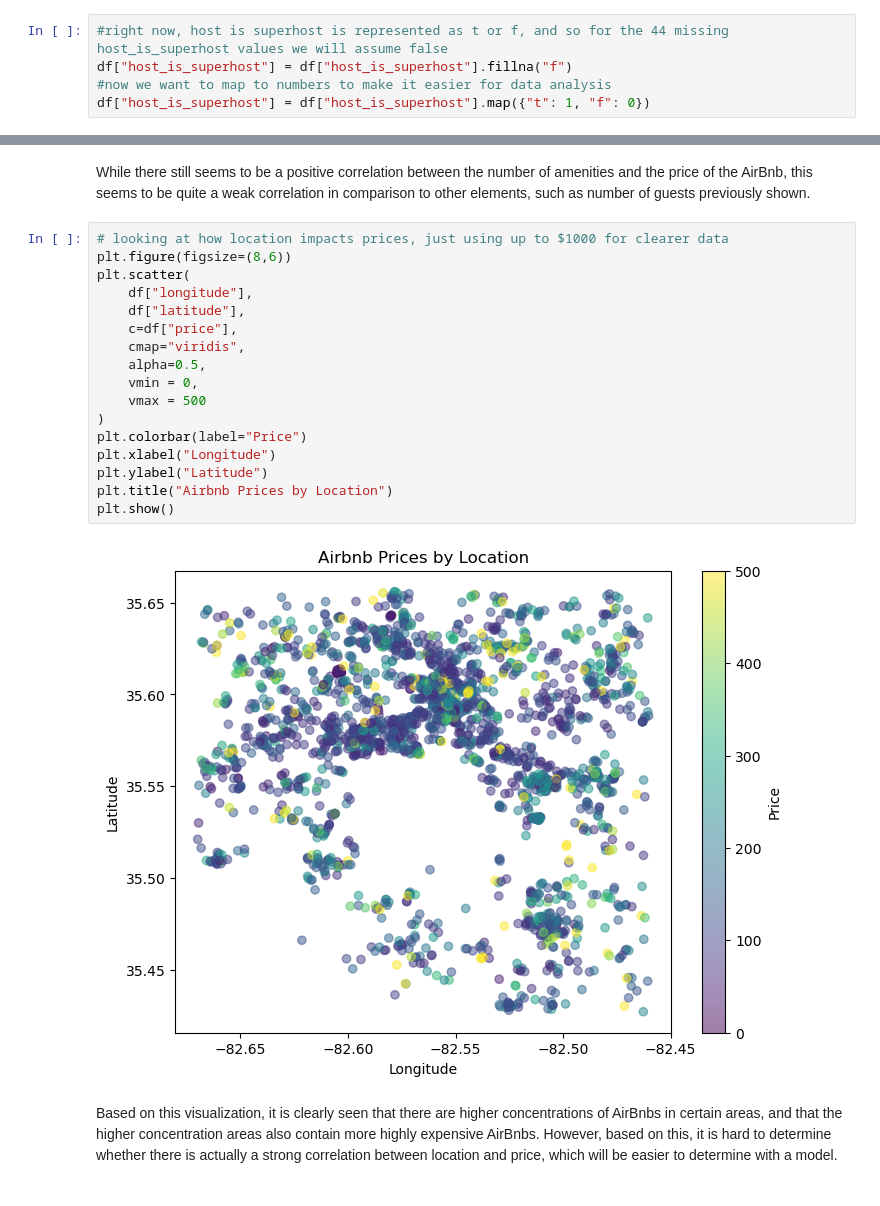
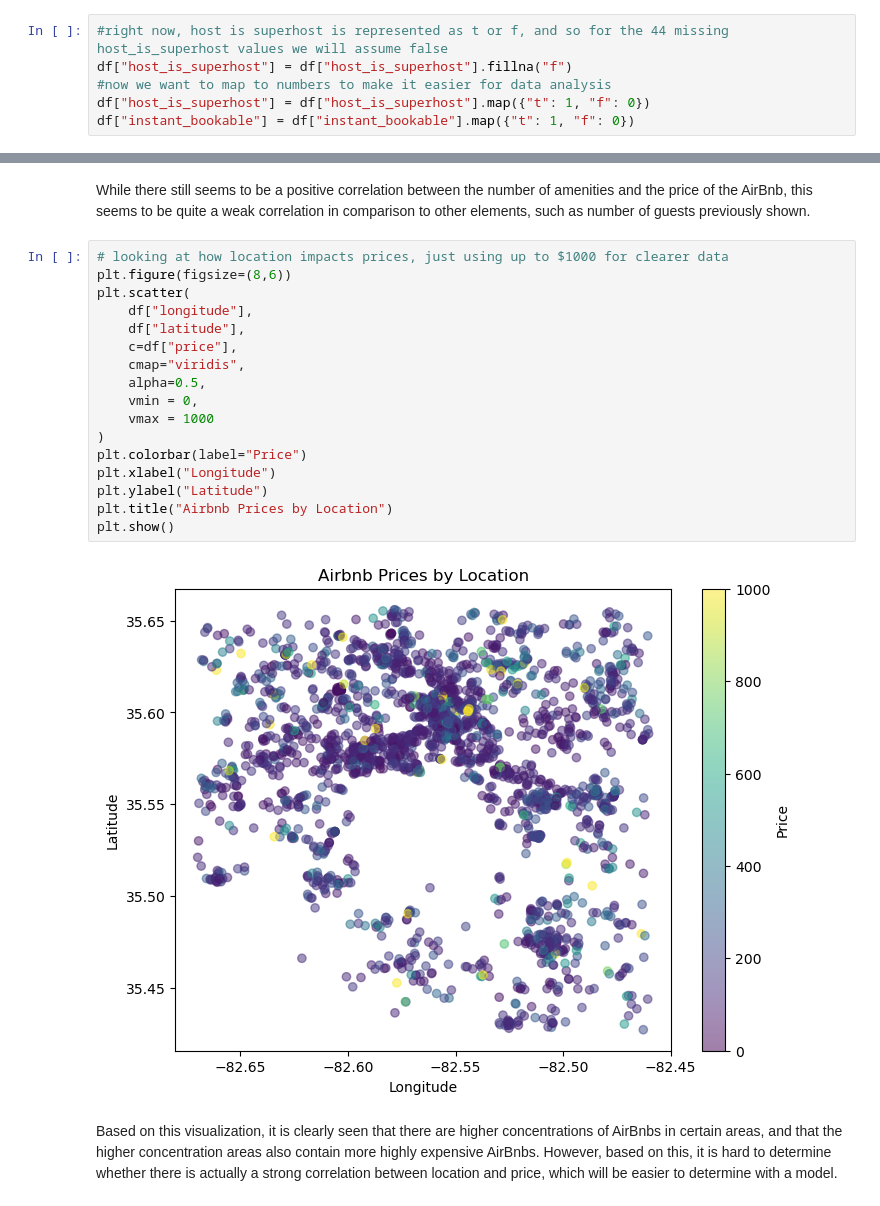
Before and after one commit to nicholaslevine/asheville-tourism, a Jupyter notebook: notebooks/analytics.ipynb, the cells around one changed output, grey strips where cells are left out. Saved outputs shown, nothing was run; the diff lists cells and outputs as text.

Commit message:
finishing up data visualization and model creation

```diff
--- a/notebooks/analytics.ipynb
+++ b/notebooks/analytics.ipynb
@@ -120,6 +120,7 @@ df["has_reviews"] = (df["review_scores_rating"] > 0).astype(int)
 df["host_is_superhost"] = df["host_is_superhost"].fillna("f")
 #now we want to map to numbers to make it easier for data analysis
 df["host_is_superhost"] = df["host_is_superhost"].map({"t": 1, "f": 0})
+df["instant_bookable"] = df["instant_bookable"].map({"t": 1, "f": 0})
 # %%
 #now all na values are taken care of, so the dataset has these characteristic
 print(df.isnull().sum())
@@ -277,21 +278,21 @@ While there still seems to be a positive correlation between the number of ameni
 # %%
 # looking at how location impacts prices, just using up to $1000 for clearer data
 plt.figure(figsize=(8,6))
 plt.scatter(
     df["longitude"],
     df["latitude"],
     c=df["price"],
     cmap="viridis",
     alpha=0.5,
     vmin = 0,
-    vmax = 500
+    vmax = 1000
 )
 plt.colorbar(label="Price")
 plt.xlabel("Longitude")
 plt.ylabel("Latitude")
 plt.title("Airbnb Prices by Location")
 plt.show()
 # %% [output]
-[figure, old version]
+[figure, new version]
 # %% [markdown]
 Based on this visualization, it is clearly seen that there are higher concentrations of AirBnbs in certain areas, and that the higher concentration areas also contain more highly expensive AirBnbs. However, based on this, it is hard to determine whether there is actually a strong correlation between location and price, which will be easier to determine with a model.
```
Also changed, not shown: parts of 2 cells of this notebook, 2 other files.
